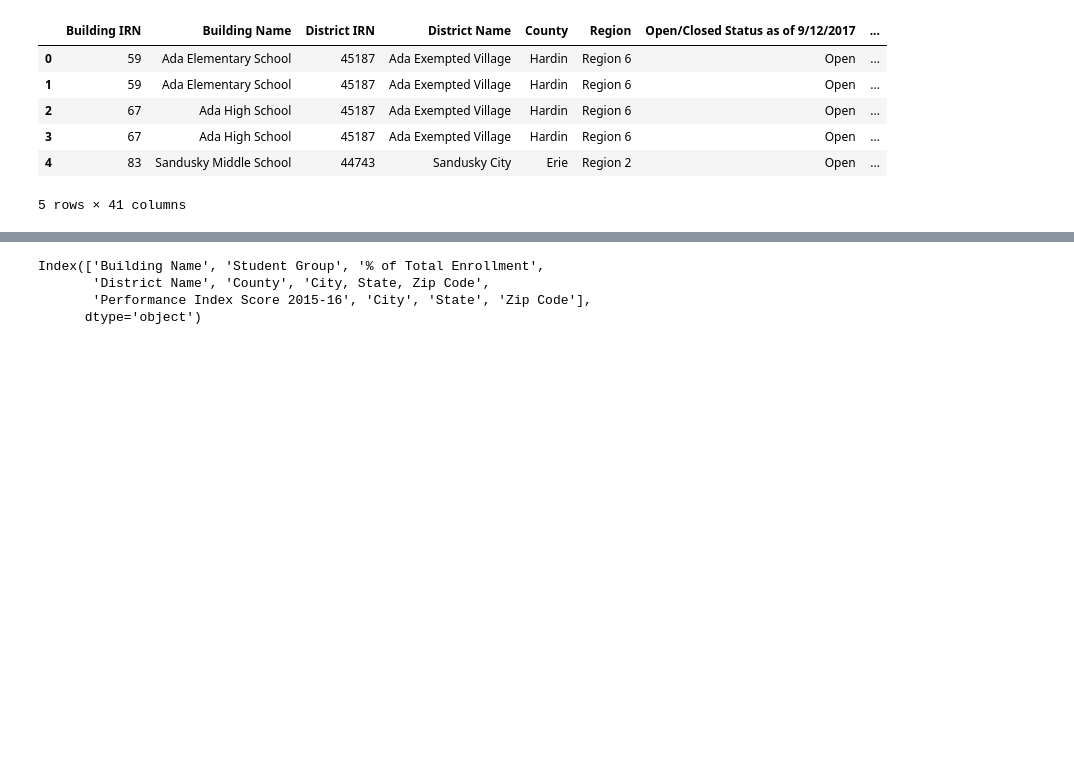
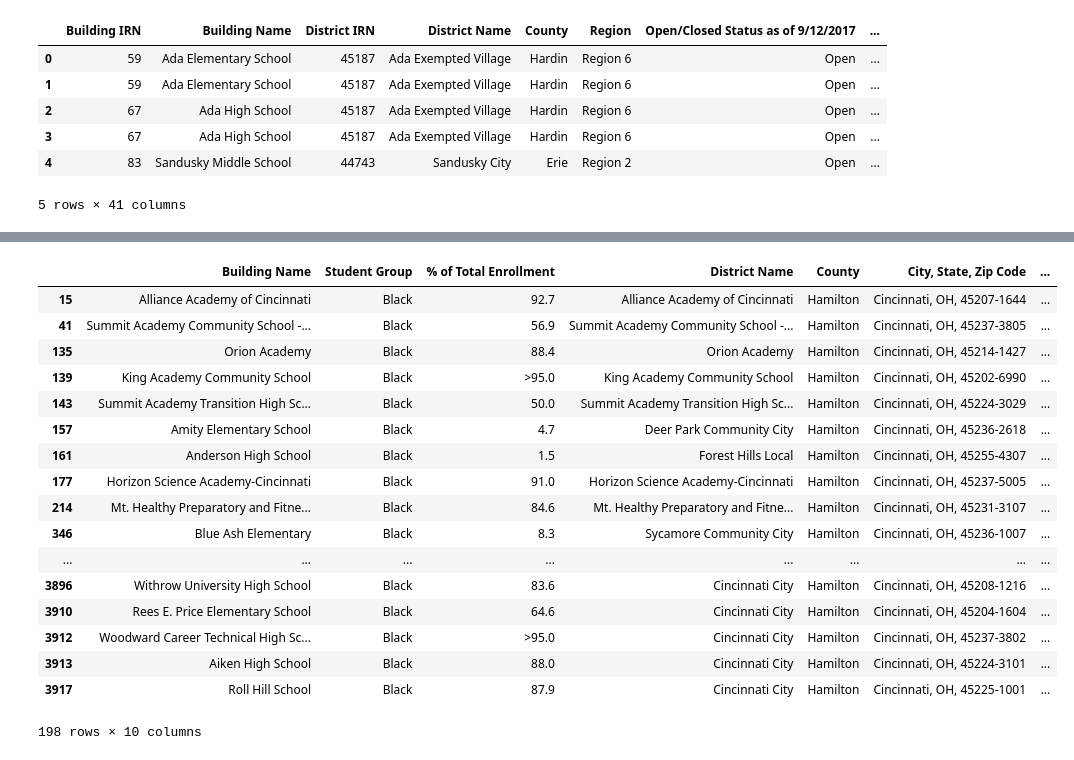
Before and after one commit to Teddi009x/Team_Scholastic_Crush, a Jupyter notebook: TeamScholasticCrush.ipynb, the cells around one changed output, grey strips where cells are left out. Saved outputs shown, nothing was run; the diff lists cells and outputs as text; code cells hidden in the pictures; blank space fills up the shorter version.

```diff
--- a/TeamScholasticCrush.ipynb
+++ b/TeamScholasticCrush.ipynb
@@ -21,5 +13,3 @@ raw_data.head()
 # %%
-public_df = raw_data[["Building Name", "District Name", "County", "City, State, Zip Code", "Performance Index Score 2015-16"
-
-                     ]]
-public_df.head()
+public_df = raw_data[["Building Name", "District Name", "County", "City, State, Zip Code", "Performance Index Score 2015-16"]]
+charter_schools_df = charter_schools_data.loc[:, ['Building Name', 'District Name', 'County', 'City and Zip Code', 'Performance Index Percent 2016-17']]
@@ -98,7 +93,3 @@ public_race_black = df_black.merge(public_df, on="Building Name")
-# %%
-public_race_black = public_race_black.replace(to_replace="NC", value="0")
-public_race_white = public_race_white.replace(to_replace="NC", value="0")
-public_race_latinx = public_race_latinx.replace(to_replace="NC", value="0")
 # %%
 csvpath3 = "Resources/Economic.csv"
 raw_data_econ = pd.read_csv(csvpath3)
@@ -140,10 +122,3 @@ public_notpoor_df= public_notpoor_df.replace(to_replace="NC")
-# %%
-public_race_black.columns
-# %% [output]
-Index(['Building Name', 'Student Group', '% of Total Enrollment',
-       'District Name', 'County', 'City, State, Zip Code',
-       'Performance Index Score 2015-16', 'City', 'State', 'Zip Code'],
-      dtype='object')
 # %%
 public_black_cuya = public_race_black.loc[public_race_black["County"] == "Cuyahoga", :]
 public_white_cuya =  public_race_white.loc[public_race_white["County"] == "Cuyahoga", :]
@@ -164,0 +158,21 @@ public_notpoor_ham = public_notpoor_df.loc[public_notpoor_df["County"] == "Hamil
+# %%
+public_black_ham
+# %% [output]
+|  | Building Name | Student Group | % of Total Enrollment | District Name | County | City, State, Zip Code | ... |
+| 15 | Alliance Academy of Cincinnati | Black | 92.7 | Alliance Academy of Cincinnati | Hamilton | Cincinnati, OH, 45207-1644 | ... |
+| 41 | Summit Academy Community School -... | Black | 56.9 | Summit Academy Community School -... | Hamilton | Cincinnati, OH, 45237-3805 | ... |
+| 135 | Orion Academy | Black | 88.4 | Orion Academy | Hamilton | Cincinnati, OH, 45214-1427 | ... |
+| 139 | King Academy Community School | Black | >95.0 | King Academy Community School | Hamilton | Cincinnati, OH, 45202-6990 | ... |
+| 143 | Summit Academy Transition High Sc... | Black | 50.0 | Summit Academy Transition High Sc... | Hamilton | Cincinnati, OH, 45224-3029 | ... |
+| 157 | Amity Elementary School | Black | 4.7 | Deer Park Community City | Hamilton | Cincinnati, OH, 45236-2618 | ... |
+| 161 | Anderson High School | Black | 1.5 | Forest Hills Local | Hamilton | Cincinnati, OH, 45255-4307 | ... |
+| 177 | Horizon Science Academy-Cincinnati | Black | 91.0 | Horizon Science Academy-Cincinnati | Hamilton | Cincinnati, OH, 45237-5005 | ... |
+| 214 | Mt. Healthy Preparatory and Fitne... | Black | 84.6 | Mt. Healthy Preparatory and Fitne... | Hamilton | Cincinnati, OH, 45231-3107 | ... |
+| 346 | Blue Ash Elementary | Black | 8.3 | Sycamore Community City | Hamilton | Cincinnati, OH, 45236-1007 | ... |
+| ... | ... | ... | ... | ... | ... | ... | ... |
+| 3896 | Withrow University High School | Black | 83.6 | Cincinnati City | Hamilton | Cincinnati, OH, 45208-1216 | ... |
+| 3910 | Rees E. Price Elementary School | Black | 64.6 | Cincinnati City | Hamilton | Cincinnati, OH, 45204-1604 | ... |
+| 3912 | Woodward Career Technical High Sc... | Black | >95.0 | Cincinnati City | Hamilton | Cincinnati, OH, 45237-3802 | ... |
+| 3913 | Aiken High School | Black | 88.0 | Cincinnati City | Hamilton | Cincinnati, OH, 45224-3101 | ... |
+| 3917 | Roll Hill School | Black | 87.9 | Cincinnati City | Hamilton | Cincinnati, OH, 45225-1001 | ... |
+198 rows × 10 columns
```
Also changed, not shown: parts of 16 cells of this notebook, 1 other file.
